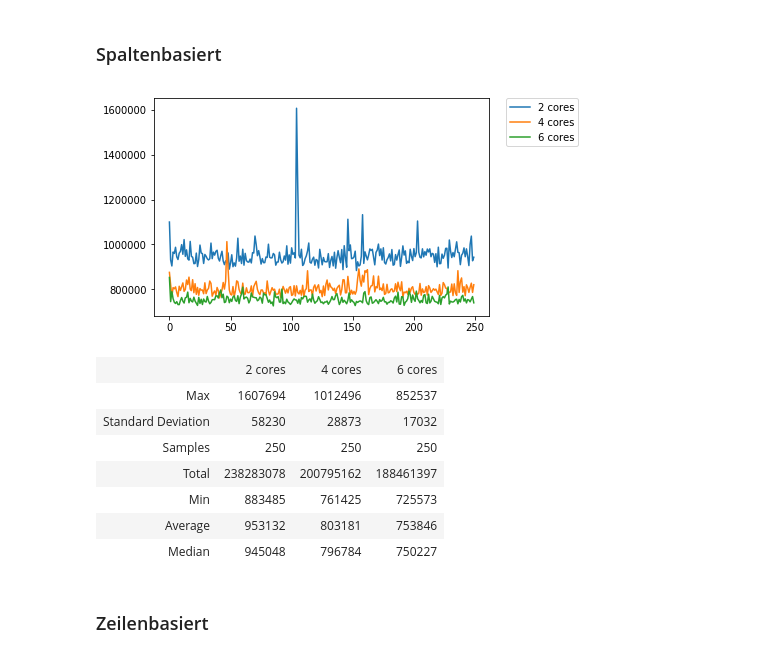
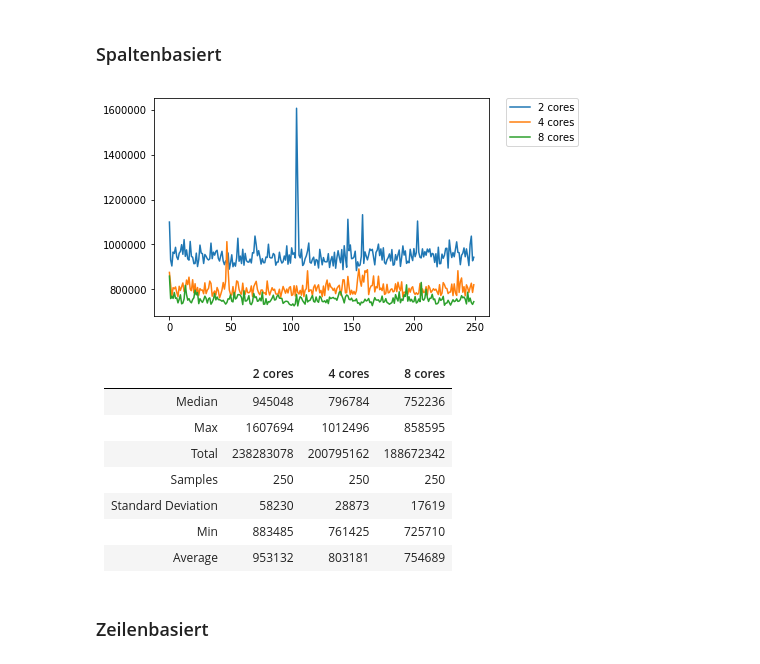
Before and after one commit to Osslack/HANA_SSBM, a Jupyter notebook: src/analyser/Analysis-SSBM-HANA.ipynb, the cells around one changed output. Cells and saved outputs as stored; diff of their text form; code cells hidden in the pictures.

```diff
--- a/src/analyser/Analysis-SSBM-HANA.ipynb
+++ b/src/analyser/Analysis-SSBM-HANA.ipynb
@@ -246,35 +280,36 @@ comparison.compare_raw()
 
 ### Einstellungen
 # %%
-a6 = Analyser(LOG_PATH_ROOT + "i7-6core.log")
+a8 = Analyser(LOG_PATH_ROOT + "i7-8core.log")
 a4 = Analyser(LOG_PATH_ROOT + "i7-4core.log")
 a2 = Analyser(LOG_PATH_ROOT + "i7-2core.log")
 # %% [markdown]
 ### Spaltenbasiert
 # %%
-b6 = a6.get_column_benchmark()
+b8 = a8.get_column_benchmark()
 b4 = a4.get_column_benchmark()
 b2 = a2.get_column_benchmark()
 
-b6.set_name("6 cores")
+b8.set_name("8 cores")
 b4.set_name("4 cores")
 b2.set_name("2 cores")
 
-comparison = Comparison(b2, b4, b6)
+comparison = Comparison(b2, b4, b8)
 comparison.compare_visually()
 # %% [output]
-[figure, old version]
+[figure, new version]
 # %%
 comparison.compare_raw()
 # %% [output]
-|  | 2 cores | 4 cores | 6 cores |
-| Max | 1607694 | 1012496 | 852537 |
-| Standard Deviation | 58230 | 28873 | 17032 |
-| Samples | 250 | 250 | 250 |
-| Total | 238283078 | 200795162 | 188461397 |
-| Min | 883485 | 761425 | 725573 |
-| Average | 953132 | 803181 | 753846 |
-| Median | 945048 | 796784 | 750227 |
+||2 cores|4 cores|8 cores|
+|--|--|--|--|
+|Median|945048|796784|752236|
+|Max|1607694|1012496|858595|
+|Total|238283078|200795162|188672342|
+|Samples|250|250|250|
+|Standard Deviation|58230|28873|17619|
+|Min|883485|761425|725710|
+|Average|953132|803181|754689|
 # %% [markdown]
 ### Zeilenbasiert
 # %%
```
Also changed, not shown: parts of 24 cells of this notebook, 5 other files.
